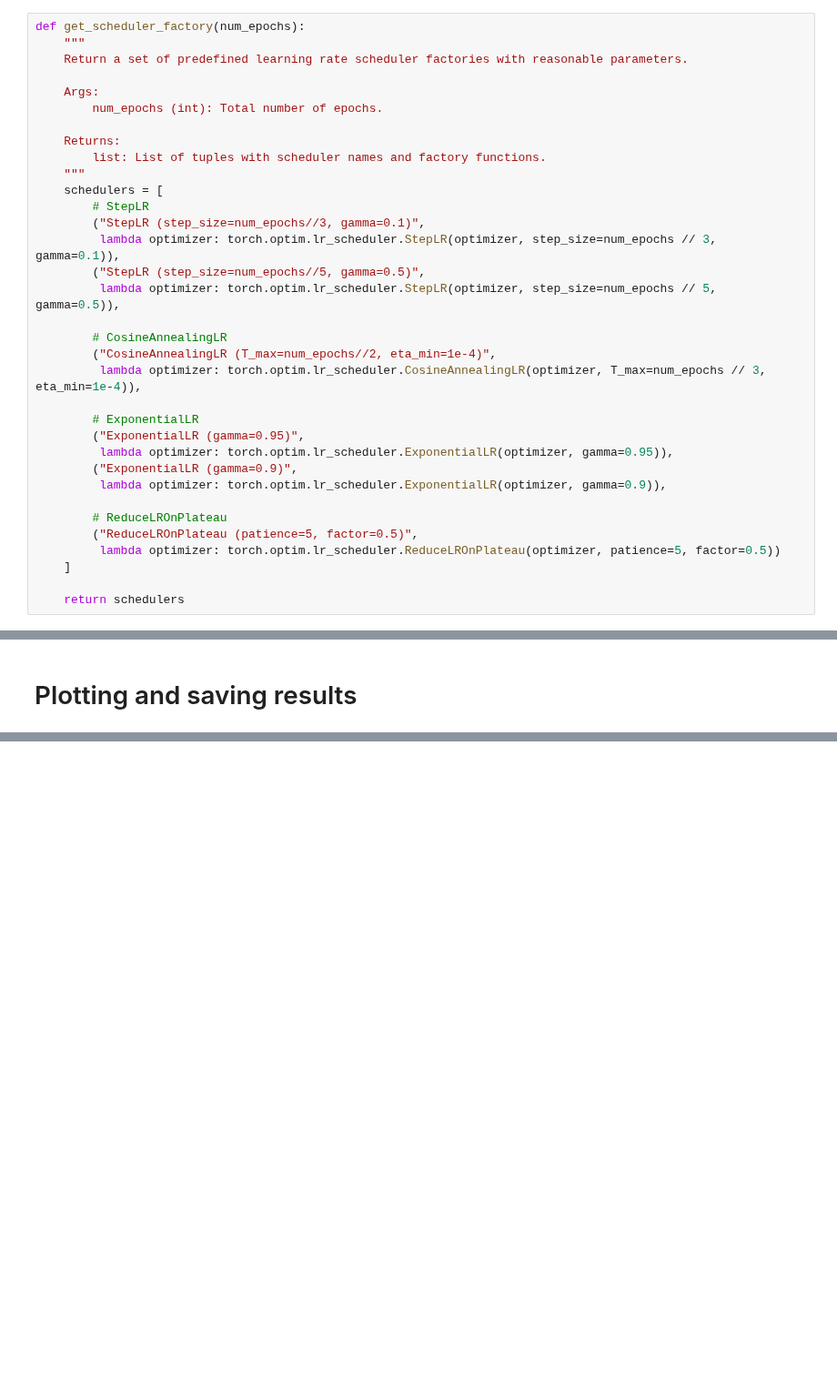
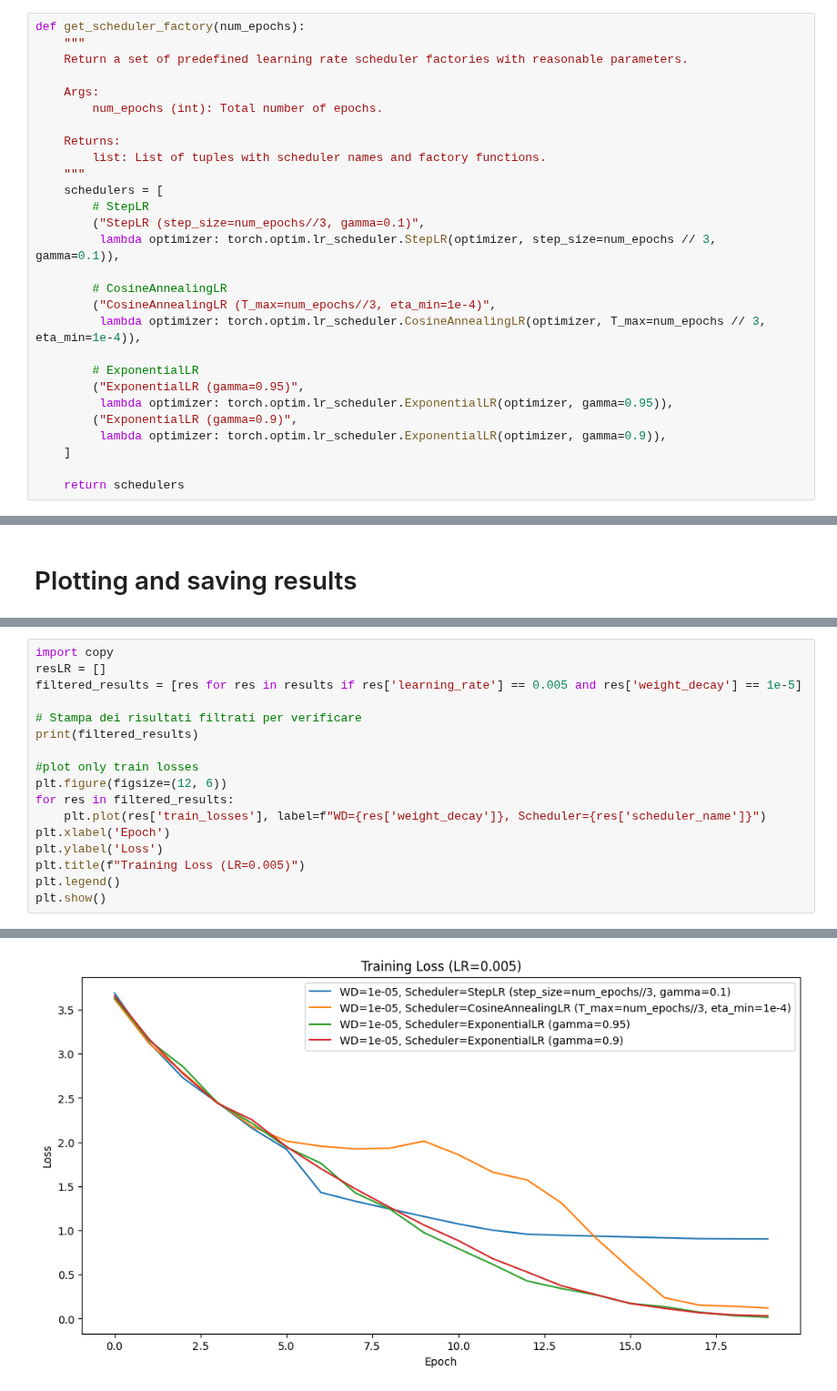
Before and after one commit to stefffffffffano/AML_FederatedLearning, a Jupyter notebook: cifar100/train_centralized.ipynb, the cells around one changed output, grey strips where cells are left out. Shown at 91% size. Saved outputs shown, nothing was run; the diff lists cells and outputs as text; blank space fills up the shorter version.

Commit message:
Hyperparameters setting, plots

```diff
--- a/cifar100/train_centralized.ipynb
+++ b/cifar100/train_centralized.ipynb
@@ -61,11 +61,9 @@ def get_scheduler_factory(num_epochs):
         # StepLR
         ("StepLR (step_size=num_epochs//3, gamma=0.1)",
          lambda optimizer: torch.optim.lr_scheduler.StepLR(optimizer, step_size=num_epochs // 3, gamma=0.1)),
-        ("StepLR (step_size=num_epochs//5, gamma=0.5)",
-         lambda optimizer: torch.optim.lr_scheduler.StepLR(optimizer, step_size=num_epochs // 5, gamma=0.5)),
 
         # CosineAnnealingLR
-        ("CosineAnnealingLR (T_max=num_epochs//2, eta_min=1e-4)",
+        ("CosineAnnealingLR (T_max=num_epochs//3, eta_min=1e-4)",
          lambda optimizer: torch.optim.lr_scheduler.CosineAnnealingLR(optimizer, T_max=num_epochs // 3, eta_min=1e-4)),
 
         # ExponentialLR
@@ -73,10 +71,6 @@ def get_scheduler_factory(num_epochs):
          lambda optimizer: torch.optim.lr_scheduler.ExponentialLR(optimizer, gamma=0.95)),
         ("ExponentialLR (gamma=0.9)",
          lambda optimizer: torch.optim.lr_scheduler.ExponentialLR(optimizer, gamma=0.9)),
-
-        # ReduceLROnPlateau
-        ("ReduceLROnPlateau (patience=5, factor=0.5)",
-         lambda optimizer: torch.optim.lr_scheduler.ReduceLROnPlateau(optimizer, patience=5, factor=0.5))
     ]
 
     return schedulers
@@ -247,0 +271,18 @@ plot_results(results)
+# %%
+import copy
+resLR = []
+filtered_results = [res for res in results if res['learning_rate'] == 0.005 and res['weight_decay'] == 1e-5]
+
+# Stampa dei risultati filtrati per verificare
+print(filtered_results)
+
+#plot only train losses
+plt.figure(figsize=(12, 6))
+for res in filtered_results:
+    plt.plot(res['train_losses'], label=f"WD={res['weight_decay']}, Scheduler={res['scheduler_name']}")
+plt.xlabel('Epoch')
+plt.ylabel('Loss')
+plt.title(f"Training Loss (LR=0.005)")
+plt.legend()
+plt.show()
+# %% [output]
@@ -247,0 +290 @@ plot_results(results)
+[figure, added]
```
Also changed, not shown: parts of 9 cells of this notebook, 48 other files.
